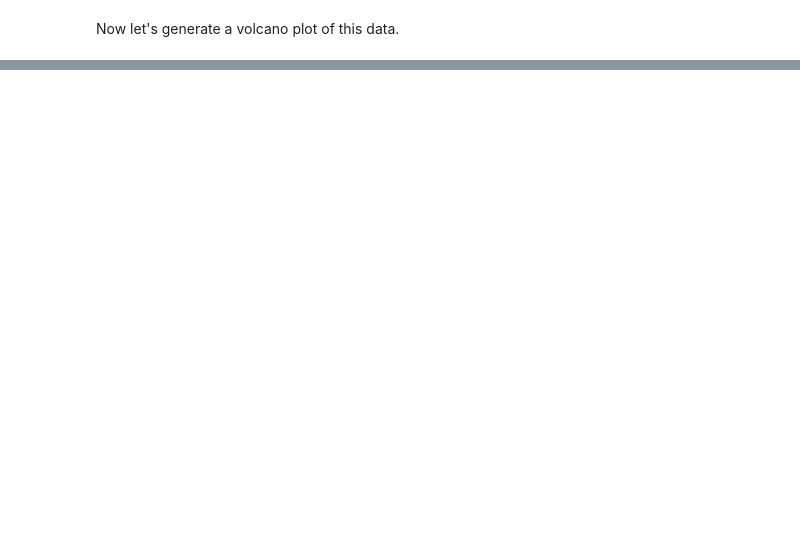
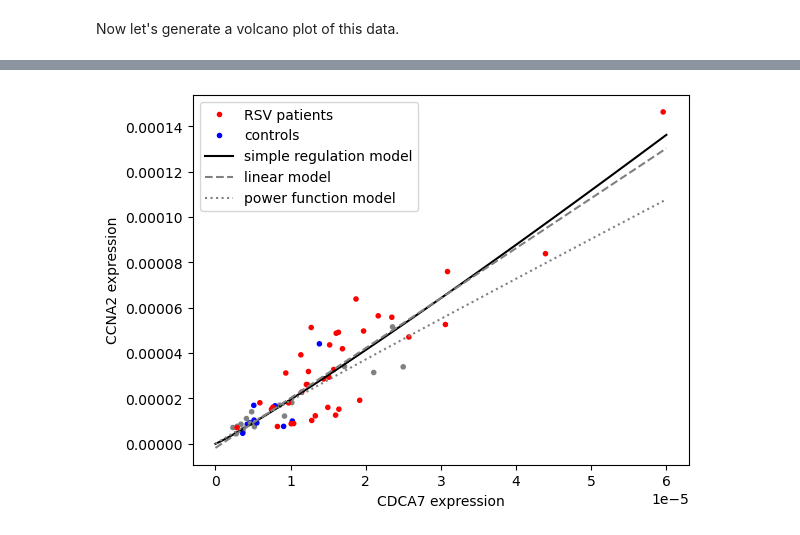
Before and after one commit to NickPanyanouvong/Bio_165_Project, a Jupyter notebook: Project_Folder/ANALYSIS/Analysis.ipynb, the cells around one changed output, grey strips where cells are left out. Drawn from its saved outputs; the diff is of its cells as text; code cells hidden in the pictures; blank space fills up the shorter version.

```diff
--- a/Project_Folder/ANALYSIS/Analysis.ipynb
+++ b/Project_Folder/ANALYSIS/Analysis.ipynb
@@ -197,0 +168,14 @@ Index(['TMEM154', 'CYTH4', 'TNFRSF10B', 'LAMTOR4', 'DHX33', 'CDCA7', 'ERCC6L',
+# %%
+last = len(candidate_signals.columns) - 4
+
+color_list = []
+for patient in candidate_signals.columns[:last]:
+    if int(candidate_signals.loc['Group'][patient]) == 0:
+        color_list.append('blue')
+    elif int(candidate_signals.loc['Group'][patient]) == 1:
+        if candidate_signals.loc['Severity'][patient] == 'severe':
+            color_list.append('red')
+        elif candidate_signals.loc['Severity'][patient] == 'mild':
+            color_list.append('red')
+    else:
+        color_list.append('gray')
@@ -197,0 +219,65 @@ Index(['TMEM154', 'CYTH4', 'TNFRSF10B', 'LAMTOR4', 'DHX33', 'CDCA7', 'ERCC6L',
+# %%
+# get normalized data for CDCA7 and CCNA2
+log2_x = candidate_signals.loc['CDCA7'][:last].to_numpy()
+log2_x = [float(n) for n in log2_x]
+log2_y = candidate_signals.loc['CCNA2'][:last].to_numpy()
+log2_y = [float(n) for n in log2_y]
+
+# get expression values (not log2)
+x = [2 ** float(n) for n in log2_x]
+y = [2 ** float(n) for n in log2_y]
+
+# simple regulation model (cdca7 = CDCA7 expression, beta_alpha = max CDCA7 activation activity / CCNA2 degradation rate)
+def ccna2_model(cdca7, beta_alpha, K_m, n):
+    return beta_alpha * (cdca7 ** n) / (K_m + cdca7 ** n)
+
+# curve fit to get parameters for best fit
+beta_alpha, K_m, n = curve_fit(ccna2_model, x, y)[0]
+print('beta_max/alpha, Km, n: ', params)
+
+# linear fit
+slope, incpt = np.polyfit(x, y, 1)
+
+# linear fit of log2 values for power function fit
+log2_slope, log2_incpt = np.polyfit(log2_x, log2_y, 1)
+
+x_fit = np.linspace(0, 6 * 10 ** (-5), 100)
+
+# plot the data and the curves
+plt.scatter(x, y, marker='.', color=color_list)
+plt.plot(x_fit, ccna2_model(x_fit, beta_alpha, K_m, n), color = 'k', label = 'simple regulation model')
+plt.plot(x_fit, slope * x_fit + incpt, color = 'gray', ls = '--', label = 'linear model')
+plt.plot(x_fit, (2 ** log2_incpt) * (x_fit ** log2_slope), color = 'gray', ls = ':', label = 'power function model')
+
+# plot labels
+red_point = mlines.Line2D([], [], color='red', marker='.', ls='', label='RSV patients')
+blue_point = mlines.Line2D([], [], color='blue', marker='.', ls='', label='controls')
+black_line = mlines.Line2D([], [], color='black', label='simple regulation model')
+grey_dashed_line = mlines.Line2D([], [], color='gray', ls='--', label='linear model')
+grey_dotted_line = mlines.Line2D([], [], color='gray', ls=':', label='power function model')
+plt.legend(handles = [red_point, blue_point, black_line, grey_dashed_line, grey_dotted_line])
+
+plt.xlabel('CDCA7 expression')
+plt.ylabel('CCNA2 expression')
+plt.show()
+
+# calculate RMSE of each model
+
+# RMSE of simple regulation model
+resids = y - ccna2_model(x, beta_alpha, K_m, n)
+rmse = np.sqrt(sum(resids ** 2) / len(resids))
+
+# RMSE of linear model
+resids_lin = [y[i] - (lin_fit[0] * x[i] + lin_fit[1]) for i in range(len(y))]
+resids_sq_lin = [resid ** 2 for resid in resids_lin]
+rmse_lin = np.sqrt(sum(resids_sq_lin) / len(resids_lin))
+
+# RMSE of power function model
+resids_log = [y[i] - (2 ** log2_incpt) * (x[i] ** log2_slope) for i in range(len(y))]
+resids_sq_log = [resid ** 2 for resid in resids_log]
+rmse_log = np.sqrt(sum(resids_sq_log) / len(resids_log))
+
+print('Simple regulation model RMSE: ', rmse)
+print('Linear model RMSE: ', rmse_lin)
+print('Power function model RMSE: ', rmse_log)
+# %% [output]
@@ -197,0 +285 @@ Index(['TMEM154', 'CYTH4', 'TNFRSF10B', 'LAMTOR4', 'DHX33', 'CDCA7', 'ERCC6L',
+[figure, added]
```
Also changed, not shown: parts of 10 cells of this notebook.
